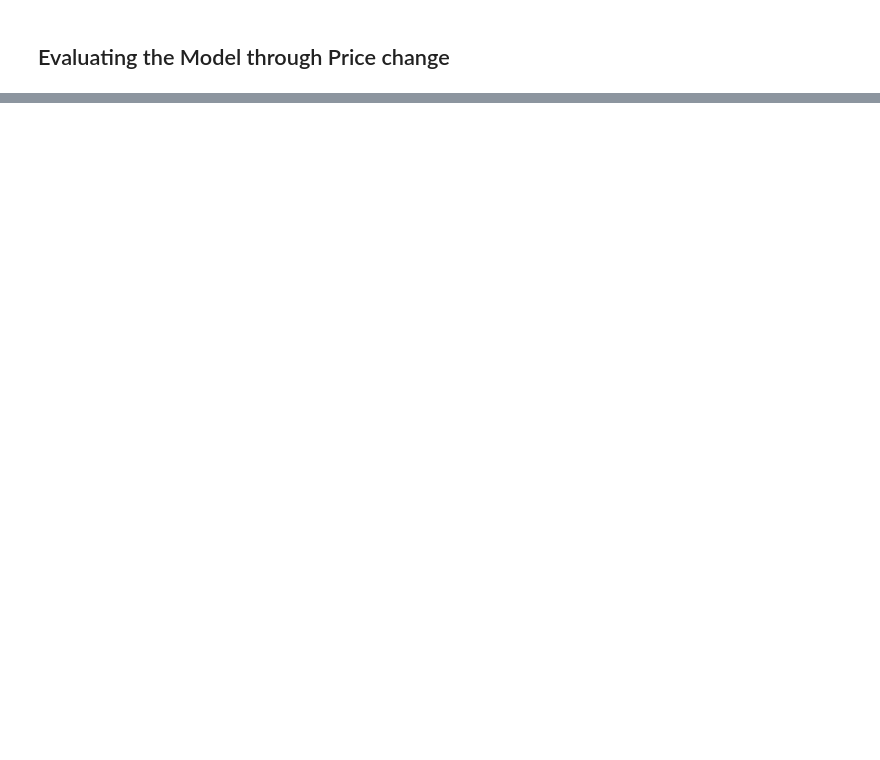
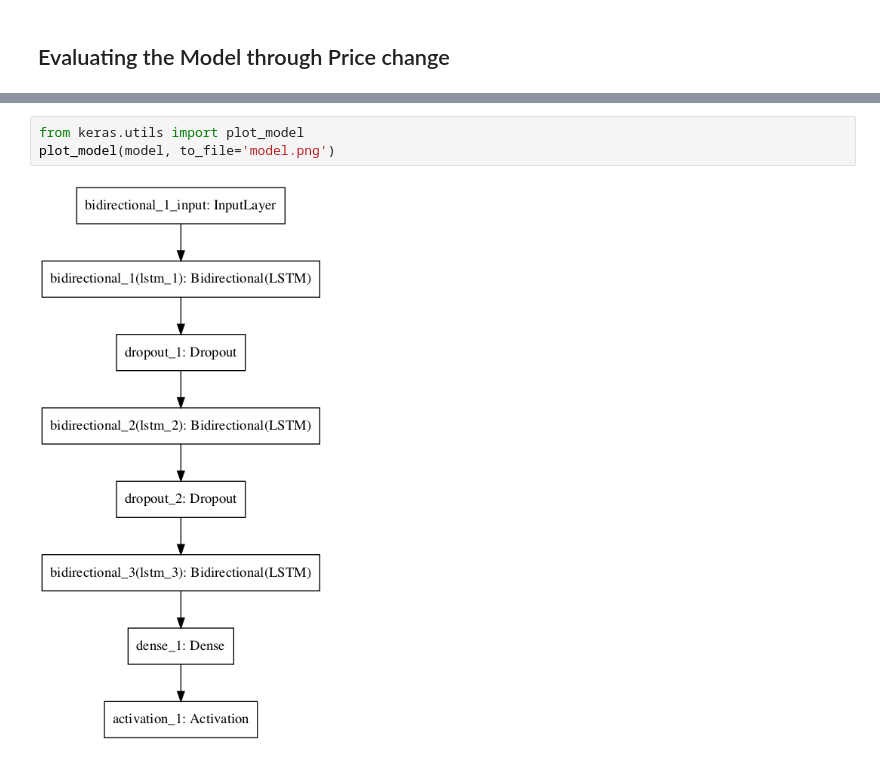
Before and after one commit to amishpatel1994/BitcoinPricePrediction, a Jupyter notebook: price_prediction.ipynb, the cells around one changed output, grey strips where cells are left out. Cells and saved outputs as stored; diff of their text form; blank space fills up the shorter version.

```diff
--- a/price_prediction.ipynb
+++ b/price_prediction.ipynb
@@ -265,0 +266,5 @@ Accuracy:  45.2513966480447 %.
+# %%
+from keras.utils import plot_model
+plot_model(model, to_file='model.png')
+# %% [output]
+[figure, added]
```
Also changed, not shown: parts of 8 cells of this notebook.
